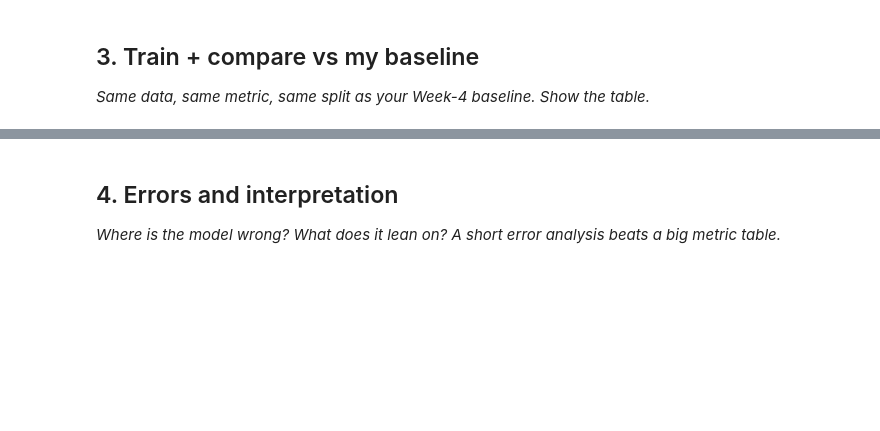
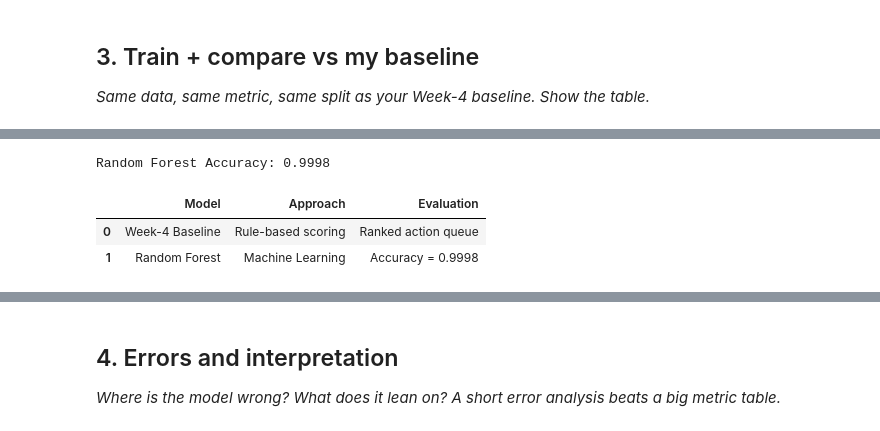
Before and after one commit to Samia2310/flyrank-assignment1-week1, a Jupyter notebook: work/notebooks/w05_model.ipynb, the cells around one changed output, grey strips where cells are left out. Saved outputs shown, nothing was run; the diff lists cells and outputs as text; code cells hidden in the pictures; blank space fills up the shorter version.

```diff
--- a/work/notebooks/w05_model.ipynb
+++ b/work/notebooks/w05_model.ipynb
@@ -29,0 +104,51 @@ This skeleton is yours to fill. Work the sections **in order** — each one has
+# %%
+from sklearn.model_selection import train_test_split
+from sklearn.ensemble import RandomForestClassifier
+from sklearn.metrics import accuracy_score, classification_report
+
+# Train-test split
+X_train, X_test, y_train, y_test = train_test_split(
+    X,
+    y,
+    test_size=0.20,
+    random_state=42,
+    stratify=y
+)
+
+# Train model
+rf = RandomForestClassifier(
+    n_estimators=200,
+    random_state=42
+)
+
+rf.fit(X_train, y_train)
+
+# Predictions
+pred = rf.predict(X_test)
+
+# Accuracy
+accuracy = accuracy_score(y_test, pred)
+
+print("Random Forest Accuracy:", round(accuracy,4))
+
+comparison = pd.DataFrame({
+    "Model":[
+        "Week-4 Baseline",
+        "Random Forest"
+    ],
+    "Approach":[
+        "Rule-based scoring",
+        "Machine Learning"
+    ],
+    "Evaluation":[
+        "Ranked action queue",
+        f"Accuracy = {accuracy:.4f}"
+    ]
+})
+
+comparison
+# %% [output]
+Random Forest Accuracy: 0.9998
+|  | Model | Approach | Evaluation |
+| 0 | Week-4 Baseline | Rule-based scoring | Ranked action queue |
+| 1 | Random Forest | Machine Learning | Accuracy = 0.9998 |
```
Also changed, not shown: parts of 11 cells of this notebook.
